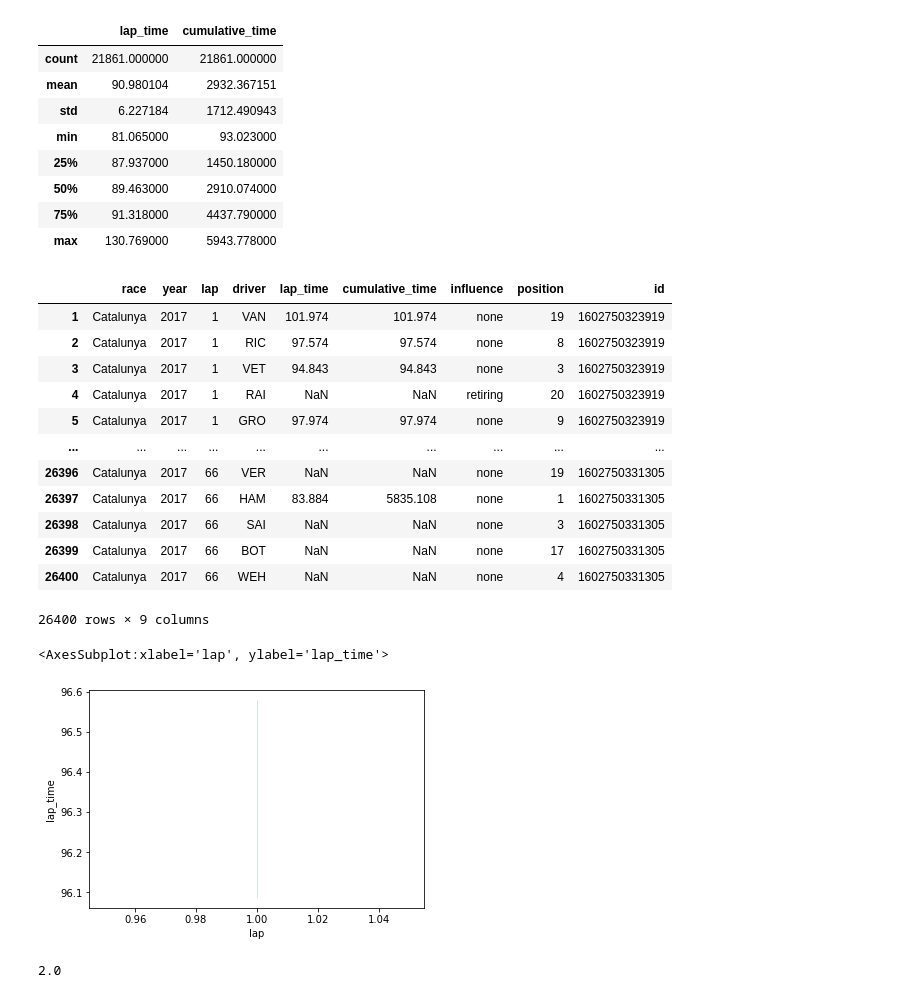
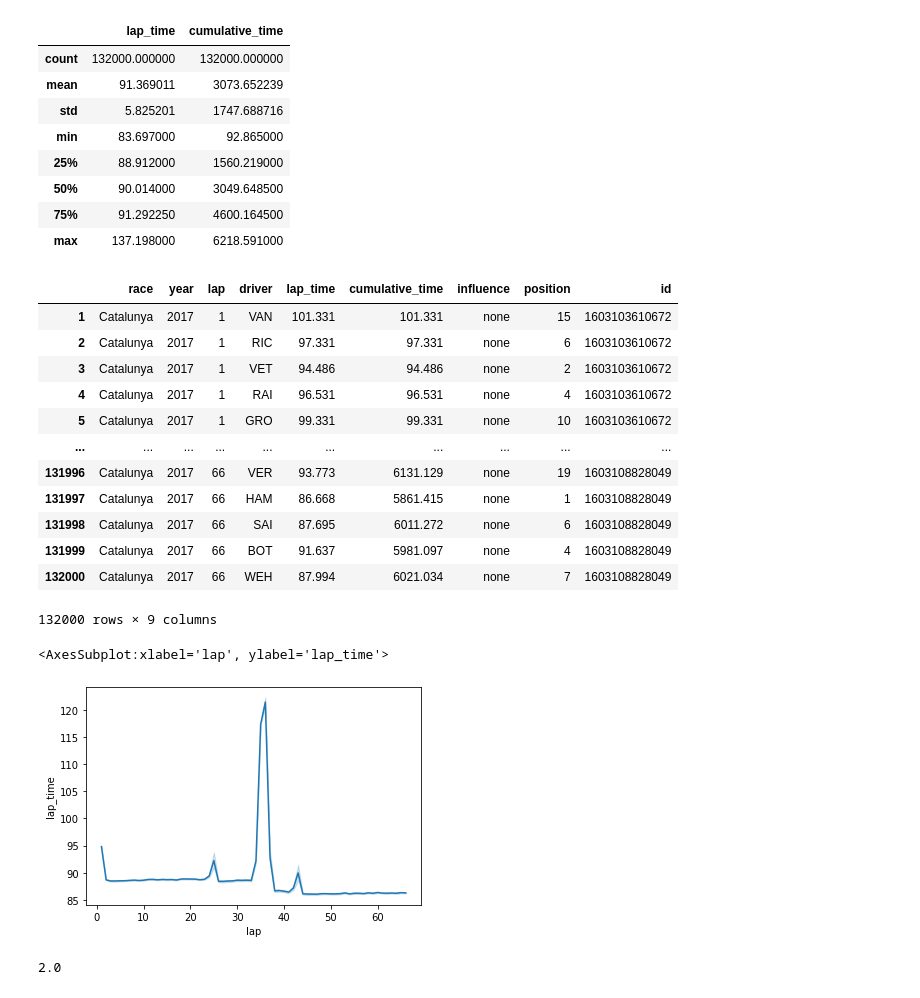
Before and after one commit to amarildolikmeta/alphazero_singleplayer, a Jupyter notebook: notebooks/visualize_race_simulation.ipynb, the cells around one changed output. Saved outputs shown, nothing was run; the diff lists cells and outputs as text; code cells hidden in the pictures.

```diff
--- a/notebooks/visualize_race_simulation.ipynb
+++ b/notebooks/visualize_race_simulation.ipynb
@@ -7,7 +7,7 @@ from tqdm import tqdm
 import matplotlib.pyplot as plt
 # %%
 LOGS_FOLDER = "/mnt/c/Users/Diego/Documents/Università/alphazero_singleplayer/logs/RaceStrategy-v2/results"
-DATA_FOLDER = "original_catalunya_20_cub"
+DATA_FOLDER = "trpo_2_32_200e"
 directory = os.path.join(LOGS_FOLDER, DATA_FOLDER)
 dfs = defaultdict(dict)
 for entry in tqdm(os.scandir(directory)):
@@ -22,6 +22,7 @@ for entry in tqdm(os.scandir(directory)):
 # %%
 database = pd.DataFrame(columns=['race', 'year', 'lap', 'driver', 'lap_time', 'cumulative_time', 'influence', 'position', 'id'])
 index = 0
+df_list = [database]
 for race_id in tqdm(dfs):
     tokens = race_id.split('_')
     timestamp = tokens[1]
@@ -54,48 +55,49 @@ for race_id in tqdm(dfs):
             new_df['cumulative_time'] = race_times_single_lap[col].values
             new_df['position'] = positions_single_lap[col].values
             new_df = pd.DataFrame(new_df, index=[index])
-            database = pd.concat([database, new_df])
+            df_list.append(new_df)
+database = pd.concat(df_list)
 
 
 database.describe()
 # %% [output]
 |  | lap_time | cumulative_time |
-| count | 21861.000000 | 21861.000000 |
-| mean | 90.980104 | 2932.367151 |
-| std | 6.227184 | 1712.490943 |
-| min | 81.065000 | 93.023000 |
-| 25% | 87.937000 | 1450.180000 |
-| 50% | 89.463000 | 2910.074000 |
-| 75% | 91.318000 | 4437.790000 |
-| max | 130.769000 | 5943.778000 |
+| count | 132000.000000 | 132000.000000 |
+| mean | 91.369011 | 3073.652239 |
+| std | 5.825201 | 1747.688716 |
+| min | 83.697000 | 92.865000 |
+| 25% | 88.912000 | 1560.219000 |
+| 50% | 90.014000 | 3049.648500 |
+| 75% | 91.292250 | 4600.164500 |
+| max | 137.198000 | 6218.591000 |
 # %%
 database
 # %% [output]
 |  | race | year | lap | driver | lap_time | cumulative_time | influence | position | id |
-| 1 | Catalunya | 2017 | 1 | VAN | 101.974 | 101.974 | none | 19 | 1602750323919 |
-| 2 | Catalunya | 2017 | 1 | RIC | 97.574 | 97.574 | none | 8 | 1602750323919 |
-| 3 | Catalunya | 2017 | 1 | VET | 94.843 | 94.843 | none | 3 | 1602750323919 |
-| 4 | Catalunya | 2017 | 1 | RAI | NaN | NaN | retiring | 20 | 1602750323919 |
-| 5 | Catalunya | 2017 | 1 | GRO | 97.974 | 97.974 | none | 9 | 1602750323919 |
+| 1 | Catalunya | 2017 | 1 | VAN | 101.331 | 101.331 | none | 15 | 1603103610672 |
+| 2 | Catalunya | 2017 | 1 | RIC | 97.331 | 97.331 | none | 6 | 1603103610672 |
+| 3 | Catalunya | 2017 | 1 | VET | 94.486 | 94.486 | none | 2 | 1603103610672 |
+| 4 | Catalunya | 2017 | 1 | RAI | 96.531 | 96.531 | none | 4 | 1603103610672 |
+| 5 | Catalunya | 2017 | 1 | GRO | 99.331 | 99.331 | none | 10 | 1603103610672 |
 | ... | ... | ... | ... | ... | ... | ... | ... | ... | ... |
-| 26396 | Catalunya | 2017 | 66 | VER | NaN | NaN | none | 19 | 1602750331305 |
-| 26397 | Catalunya | 2017 | 66 | HAM | 83.884 | 5835.108 | none | 1 | 1602750331305 |
-| 26398 | Catalunya | 2017 | 66 | SAI | NaN | NaN | none | 3 | 1602750331305 |
-| 26399 | Catalunya | 2017 | 66 | BOT | NaN | NaN | none | 17 | 1602750331305 |
-| 26400 | Catalunya | 2017 | 66 | WEH | NaN | NaN | none | 4 | 1602750331305 |
+| 131996 | Catalunya | 2017 | 66 | VER | 93.773 | 6131.129 | none | 19 | 1603108828049 |
+| 131997 | Catalunya | 2017 | 66 | HAM | 86.668 | 5861.415 | none | 1 | 1603108828049 |
+| 131998 | Catalunya | 2017 | 66 | SAI | 87.695 | 6011.272 | none | 6 | 1603108828049 |
+| 131999 | Catalunya | 2017 | 66 | BOT | 91.637 | 5981.097 | none | 4 | 1603108828049 |
+| 132000 | Catalunya | 2017 | 66 | WEH | 87.994 | 6021.034 | none | 7 | 1603108828049 |
-26400 rows × 9 columns
+132000 rows × 9 columns
 # %%
-vettel = database.loc[(database['driver'] == 'RIC') & (database['race'] == 'Catalunya')]
+vettel = database.loc[(database['driver'] == 'VET') & (database['race'] == 'Catalunya')]
 vettel = vettel.sort_values('lap')
 pits = []
 for index, row in vettel.iterrows():
     if 'pitinlap' in row['influence']:
         pits.append(row['lap'])
 sns.lineplot(data=vettel, y='lap_time', x='lap')
 #plt.ylim([85, 95])
 # %% [output]
 <AxesSubplot:xlabel='lap', ylabel='lap_time'>
-[figure, old version]
+[figure, new version]
 # %%
 len(pits)/len(vettel['id'].unique())
 # %% [output]
```
Also changed, not shown: parts of 5 cells of this notebook, 1 other file.
